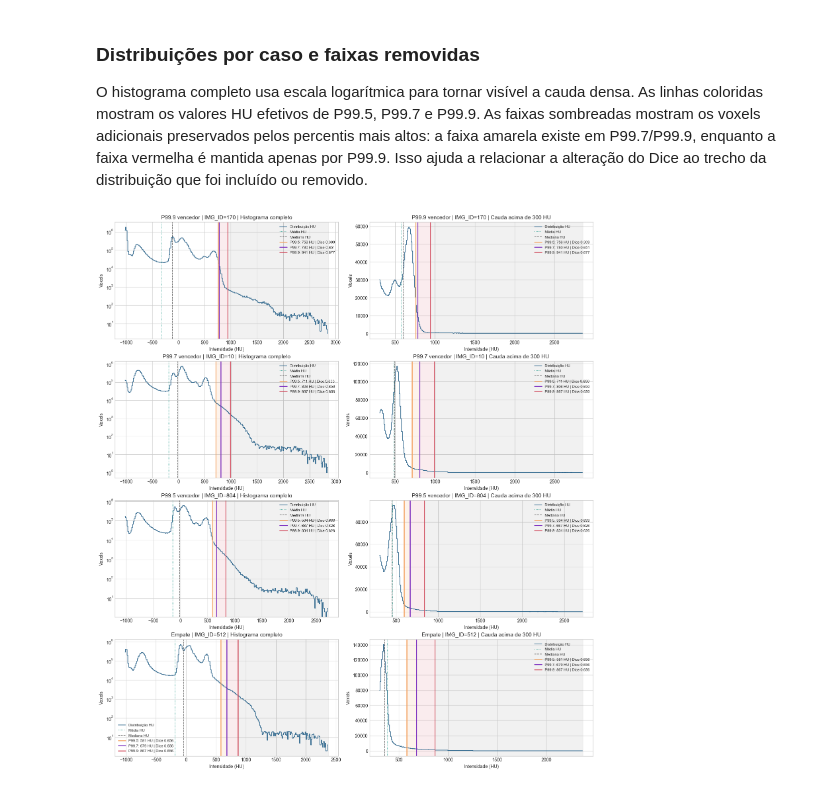
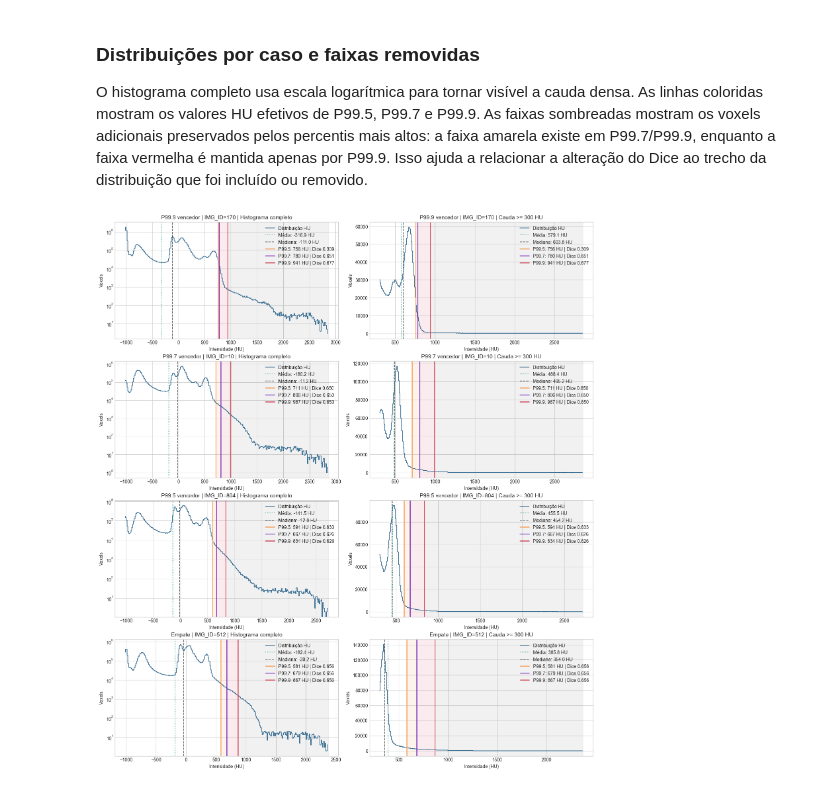
Before and after one commit to matheusssilva991/coronary-centerline-detection, a Jupyter notebook: src/eda/upper_threshold_analysis.ipynb, the cells around one changed output. Saved outputs shown, nothing was run; the diff lists cells and outputs as text; code cells hidden in the pictures.

```diff
--- a/src/eda/upper_threshold_analysis.ipynb
+++ b/src/eda/upper_threshold_analysis.ipynb
@@ -49,7 +54,7 @@ COMPARISON_RUN_NAME = "sensitivity_selected_val_270"
 
 DETAIL_CASE_COUNT = 30
 LOAD_IMAGE_DATA = True
-HISTOGRAM_DENSE_MIN_HU = 300.0
+DENSE_INTENSITY_MIN_HU = 300.0
 HISTOGRAM_BINS = 256
 HISTOGRAM_PROGRESS_EVERY = 25
 
@@ -614,7 +619,7 @@ else:
             cohort_image_ids,
             IMAGECAS_PATH,
             run_config["effective_base_config"],
-            dense_min_hu=HISTOGRAM_DENSE_MIN_HU,
+            dense_min_hu=DENSE_INTENSITY_MIN_HU,
             bins=HISTOGRAM_BINS,
             percentiles=(99.5, 99.7, 99.9),
             progress_every=HISTOGRAM_PROGRESS_EVERY,
@@ -813,7 +820,11 @@ else:
         for column_index, (histogram_name, prefix, title) in enumerate(
             (
                 ("full", "full", "Histograma completo"),
-                ("above_300_hu", "above_300", "Cauda acima de 300 HU"),
+                (
+                    "dense_hu",
+                    "dense",
+                    f"Cauda >= {DENSE_INTENSITY_MIN_HU:g} HU",
+                ),
             )
         ):
             ax = axes[row_index, column_index]
@@ -821,60 +832,43 @@ else:
                 histogram_bins_df["IMG_ID"].eq(image_id)
                 & histogram_bins_df["histogram"].eq(histogram_name)
             ]
-            ax.step(
-                histogram["bin_center_hu"],
-                histogram["count"],
-                where="mid",
-                color="#31688e",
-                linewidth=1.3,
-                label="Distribuição HU",
-            )
-            ax.axvline(
-                metrics[f"{prefix}_mean_hu"],
-                color="#2a9d8f",
-                linestyle=":",
-                linewidth=1.2,
-                label="Média HU",
-            )
-            ax.axvline(
-                metrics[f"{prefix}_median_hu"],
-                color="#555555",
-                linestyle="--",
-                linewidth=1.1,
-                label="Mediana HU",
+            plot_binned_intensity_histogram(
+                ax,
+                histogram,
+                mean_hu=float(metrics[f"{prefix}_mean_hu"]),
+                median_hu=float(metrics[f"{prefix}_median_hu"]),
+                log_scale=histogram_name == "full",
             )
 
             if not case_thresholds.empty:
                 p995 = float(case_thresholds.loc[99.5, "max_threshold_hu"])
                 p997 = float(case_thresholds.loc[99.7, "max_threshold_hu"])
                 p999 = float(case_thresholds.loc[99.9, "max_threshold_hu"])
                 histogram_max = float(histogram["bin_right_hu"].max())
                 ax.axvspan(p995, p997, color="#f4a261", alpha=0.12)
                 ax.axvspan(p997, p999, color="#d1495b", alpha=0.10)
                 ax.axvspan(p999, histogram_max, color="#555555", alpha=0.08)
 
                 for percentile in (99.5, 99.7, 99.9):
                     threshold_row = case_thresholds.loc[percentile]
                     ax.axvline(
                         threshold_row["max_threshold_hu"],
                         color=threshold_colors[percentile],
                         linewidth=1.8,
                         label=(
                             f"P{percentile:g}: {threshold_row['max_threshold_hu']:.0f} HU "
                             f"| Dice {threshold_row['dice_artery']:.3f}"
                         ),
                     )
 
-            if histogram_name == "full":
-                ax.set_yscale("log")
             ax.set_title(f"{case['case']} | IMG_ID={image_id} | {title}")
             ax.set_xlabel("Intensidade (HU)")
             ax.set_ylabel("Voxels")
-            ax.legend(fontsize=8, loc="best")
+            ax.legend(fontsize=10, loc="best")
 
     plt.show()
 # %% [output]
-[figure, old version]
+[figure, new version]
 # %% [markdown]
 ### Distribuições médias de toda a validação
 
```
Also changed, not shown: parts of 5 cells of this notebook, 47 other files.
